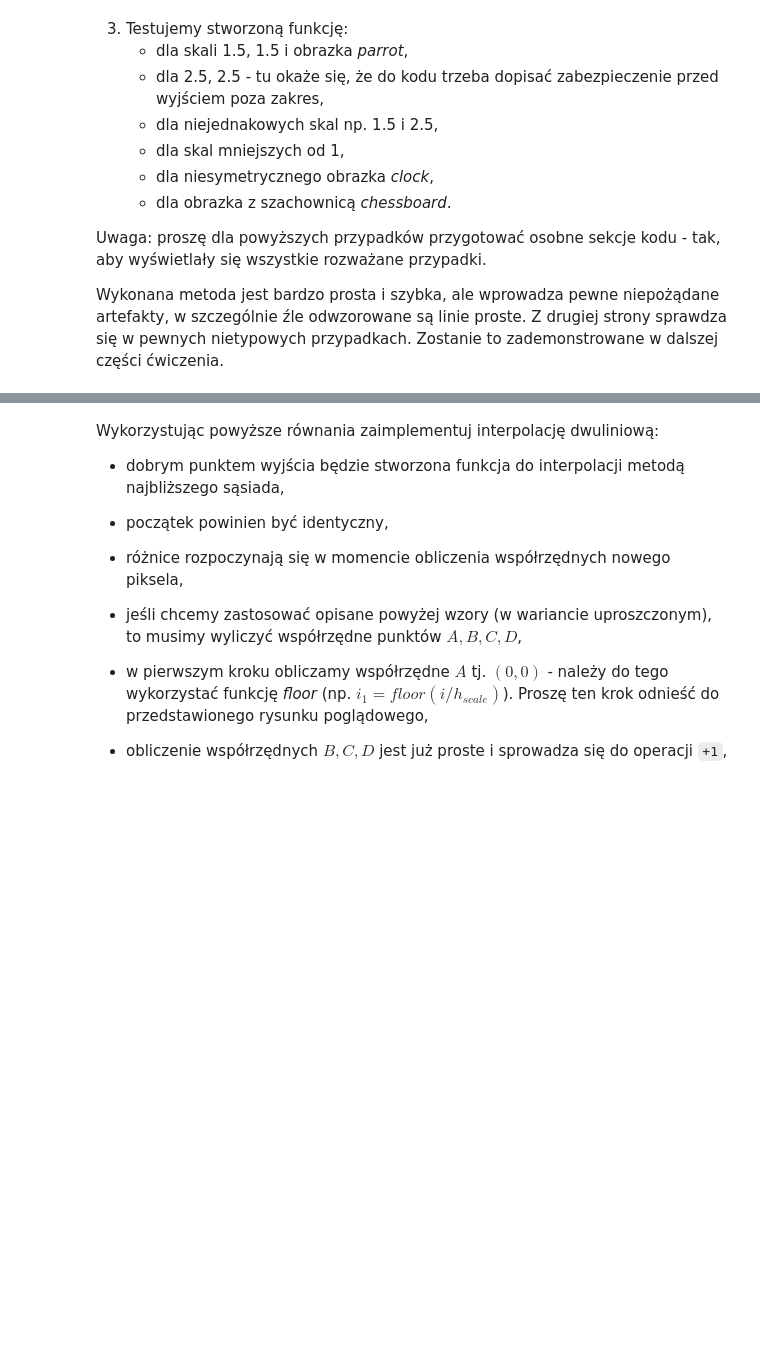
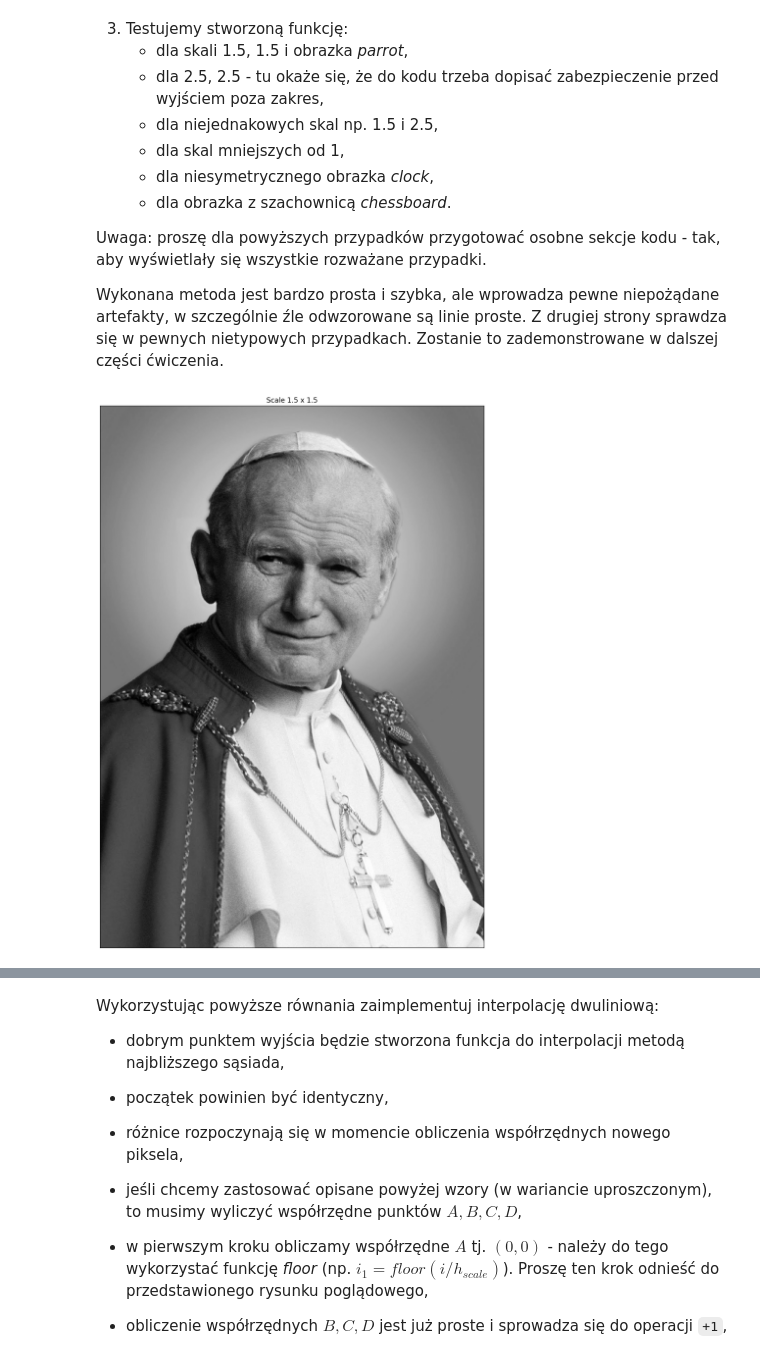
Before and after one commit to fpikon/Systemy_wizyjne, a Jupyter notebook: LAB_05/05_resolution.ipynb, the cells around one changed output, grey strips where cells are left out. Cells and saved outputs as stored; diff of their text form; code cells hidden in the pictures; blank space fills up the shorter version.

Commit message:
lab_5 takie smieszki z papieszem

```diff
--- a/LAB_05/05_resolution.ipynb
+++ b/LAB_05/05_resolution.ipynb
@@ -122,27 +122,28 @@ Wykonana metoda jest bardzo prosta i szybka, ale wprowadza pewne niepożądane a
 Z drugiej strony sprawdza się w pewnych nietypowych przypadkach.
 Zostanie to zademonstrowane w dalszej części ćwiczenia.
 # %%
-# TODO: Do samodzielnej implemetantacji
-
 parrot = cv2.imread('parrot.bmp', cv2.IMREAD_GRAYSCALE)
 clock = cv2.imread('clock.bmp', cv2.IMREAD_GRAYSCALE)
 chessboard = cv2.imread('chessboard.bmp', cv2.IMREAD_GRAYSCALE)
+papiesz = cv2.imread('papiesz.jpg', cv2.IMREAD_GRAYSCALE)
 
-images = [parrot, clock, chessboard]
+images = [papiesz]
 scales = [[1.5, 1.5],
-          [2.5, 2.5],
+          [5, 5],
           [1.5, 2.5],
-          [0.5, 0.5]]
+          [50, 50]]
 
 for image in images:
     for scale in scales :
         scaled = najblizszy_obraz(image, x_scale=scale[0], y_scale=scale[1])
 
-        plt.figure(figsize=(4, 4))
+        plt.figure(figsize=(scaled.shape[0]/100,scaled.shape[1]/100), dpi=200)
         plt.imshow(scaled, cmap ="gray")
         plt.xticks([]), plt.yticks([])  # Hides the graph ticks and x / y axis
         plt.title(f"Scale {scale[0]} x {scale[1]}")
         plt.show()
+# %% [output]
+[figure, added]
 # %% [markdown]
 ## Interpolacja dwuliniowa
 
```
Also changed, not shown: parts of 6 cells of this notebook.
